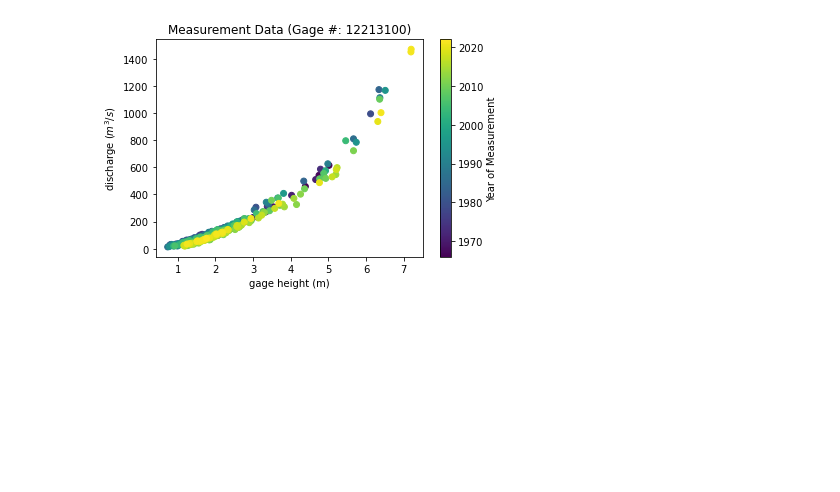
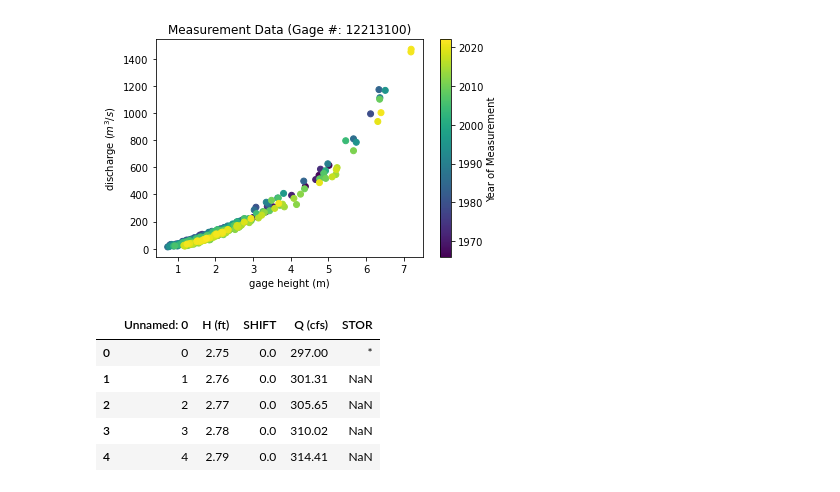
Before and after one commit to shelbyahrendt/CEWA590_StreamGaging, a Jupyter notebook: demo_scraping_NWIS_data.ipynb, the cells around one changed output. Cells and saved outputs as stored; diff of their text form; code cells hidden in the pictures; blank space fills up the shorter version.

```diff
--- a/demo_scraping_NWIS_data.ipynb
+++ b/demo_scraping_NWIS_data.ipynb
@@ -66,0 +88,9 @@ Text(0.5, 1.0, 'Measurement Data (Gage #: 12213100)')
+# %%
+curve_data.head()
+# %% [output]
+|  | Unnamed: 0 | H (ft) | SHIFT | Q (cfs) | STOR |
+| 0 | 0 | 2.75 | 0.0 | 297.00 | * |
+| 1 | 1 | 2.76 | 0.0 | 301.31 | NaN |
+| 2 | 2 | 2.77 | 0.0 | 305.65 | NaN |
+| 3 | 3 | 2.78 | 0.0 | 310.02 | NaN |
+| 4 | 4 | 2.79 | 0.0 | 314.41 | NaN |
```
Also changed, not shown: parts of 5 cells of this notebook.
